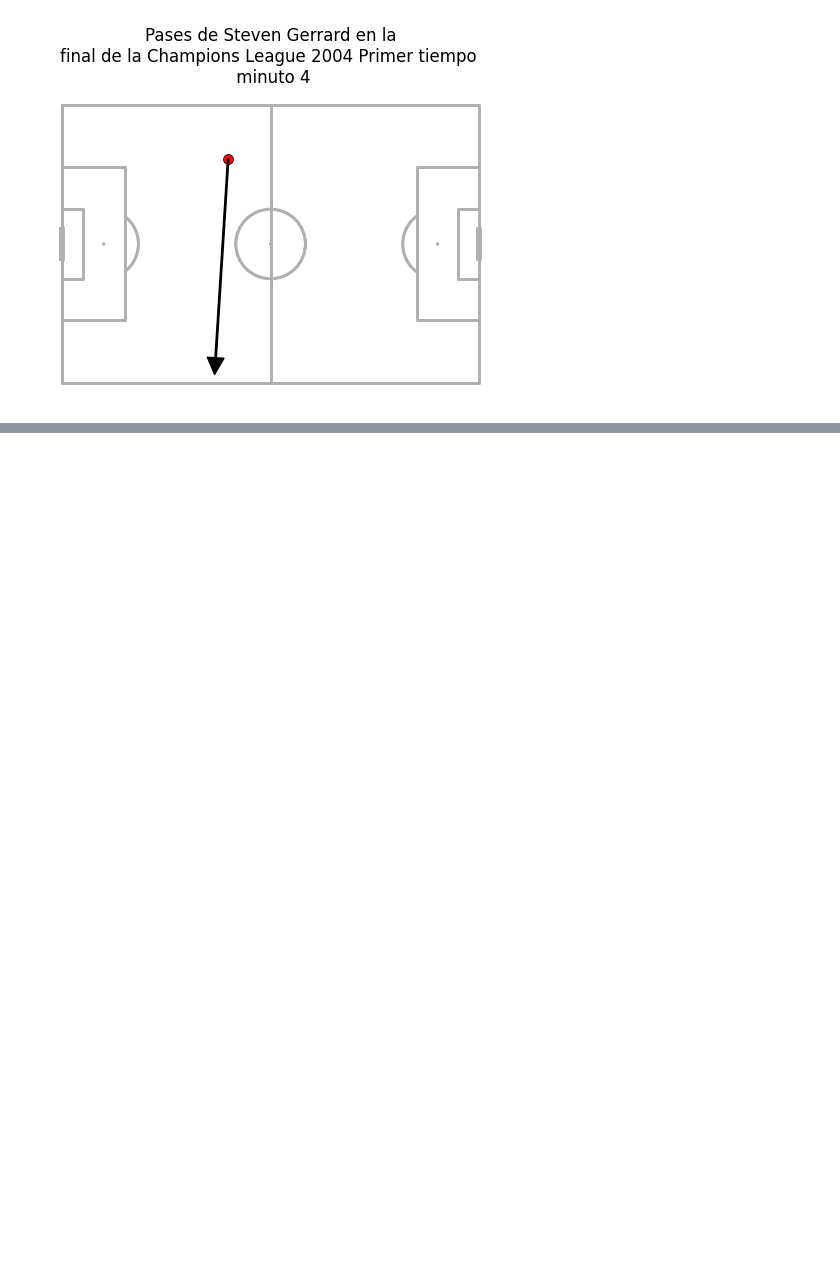
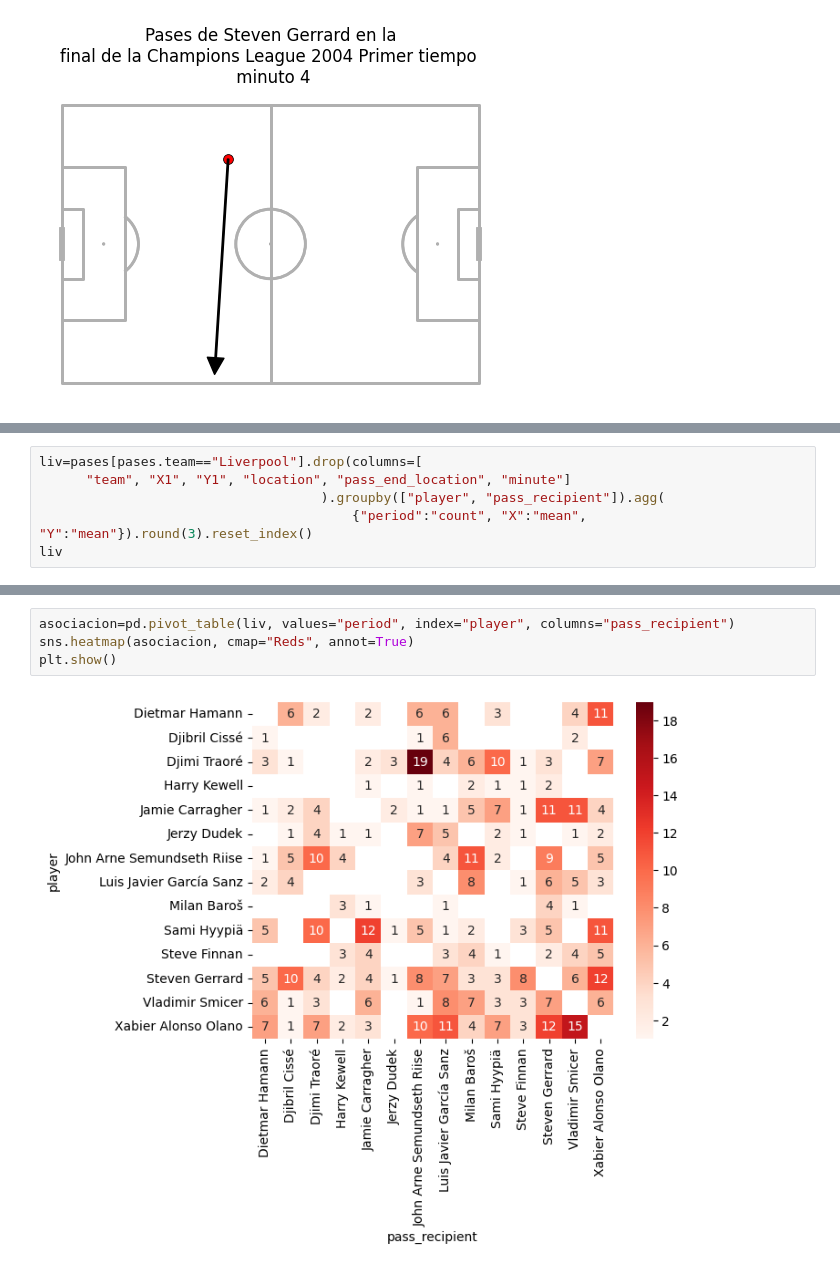
Before and after one commit to enriquegomeztagle/MCD-DataVisualization, a Jupyter notebook: Clase5.ipynb, the cells around one changed output, grey strips where cells are left out. Cells and saved outputs as stored; diff of their text form; blank space fills up the shorter version.

```diff
--- a/Clase5.ipynb
+++ b/Clase5.ipynb
@@ -552,0 +692,6 @@ Player_passes("Steven Gerrard", 1, 4)
+# %%
+liv=pases[pases.team=="Liverpool"].drop(columns=[
+      "team", "X1", "Y1", "location", "pass_end_location", "minute"]
+                                    ).groupby(["player", "pass_recipient"]).agg(
+                                        {"period":"count", "X":"mean", "Y":"mean"}).round(3).reset_index()
+liv
@@ -552,0 +712,6 @@ Player_passes("Steven Gerrard", 1, 4)
+# %%
+asociacion=pd.pivot_table(liv, values="period", index="player", columns="pass_recipient")
+sns.heatmap(asociacion, cmap="Reds", annot=True)
+plt.show()
+# %% [output]
+[figure, added]
```
Also changed, not shown: parts of 12 cells of this notebook.
